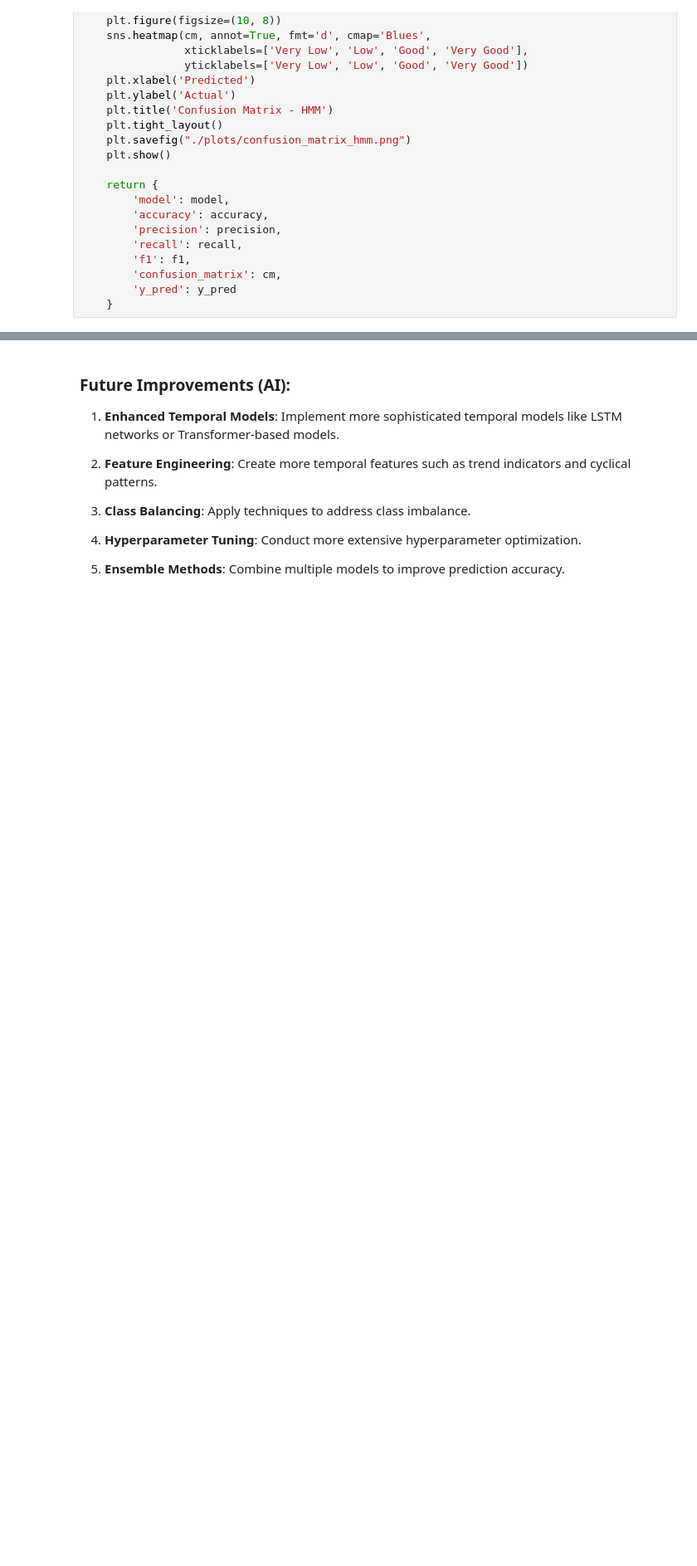
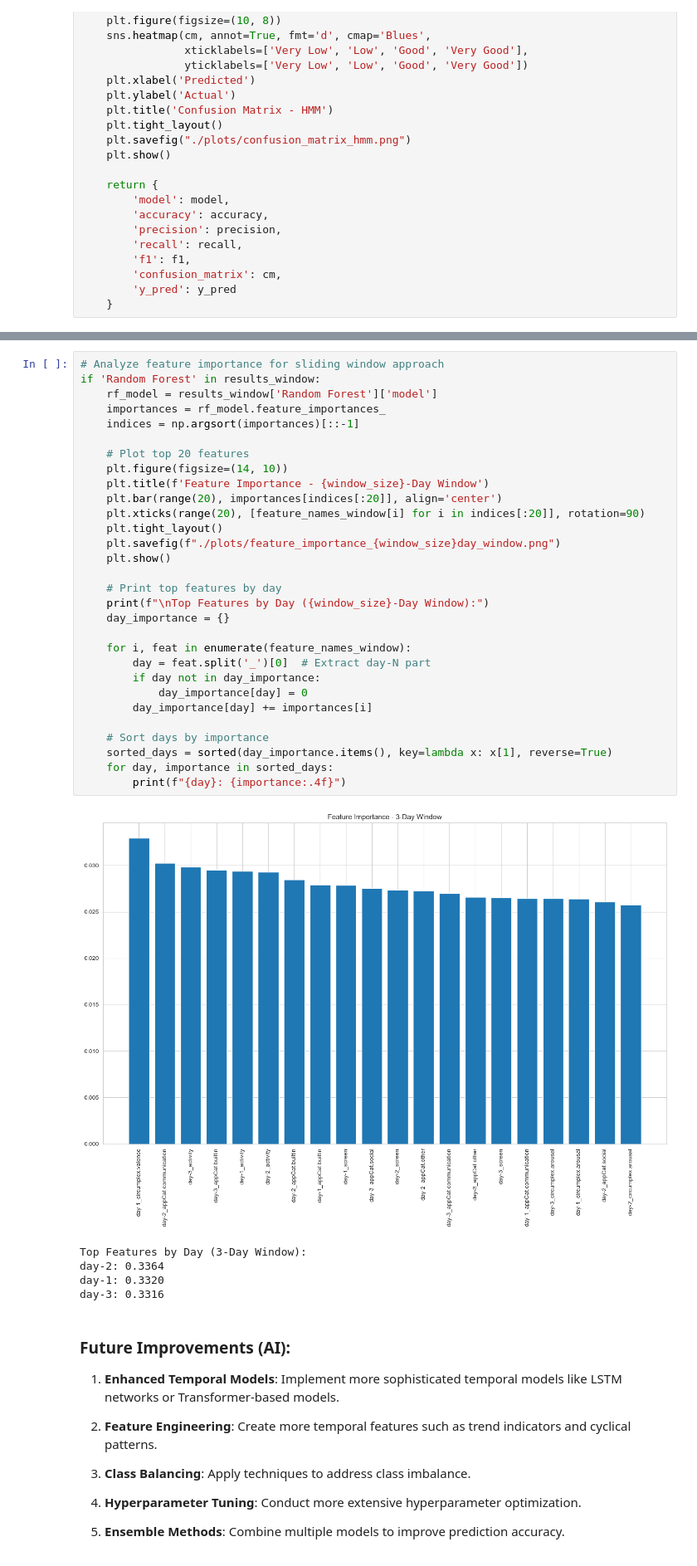
Before and after one commit to PietPjotr/DMT1, a Jupyter notebook: classification.ipynb, the cells around one changed output, grey strips where cells are left out. Shown at 83% size. Drawn from its saved outputs; the diff is of its cells as text; blank space fills up the shorter version.

```diff
--- a/classification.ipynb
+++ b/classification.ipynb
@@ -851,3 +970,39 @@ display(class_accuracy)
+# %%
+# Analyze feature importance for sliding window approach
+if 'Random Forest' in results_window:
+    rf_model = results_window['Random Forest']['model']
+    importances = rf_model.feature_importances_
+    indices = np.argsort(importances)[::-1]
+
+    # Plot top 20 features
+    plt.figure(figsize=(14, 10))
+    plt.title(f'Feature Importance - {window_size}-Day Window')
+    plt.bar(range(20), importances[indices[:20]], align='center')
+    plt.xticks(range(20), [feature_names_window[i] for i in indices[:20]], rotation=90)
+    plt.tight_layout()
+    plt.savefig(f"./plots/feature_importance_{window_size}day_window.png")
+    plt.show()
+
+    # Print top features by day
+    print(f"\nTop Features by Day ({window_size}-Day Window):")
+    day_importance = {}
+
+    for i, feat in enumerate(feature_names_window):
+        day = feat.split('_')[0]  # Extract day-N part
+        if day not in day_importance:
+            day_importance[day] = 0
+        day_importance[day] += importances[i]
+
+    # Sort days by importance
+    sorted_days = sorted(day_importance.items(), key=lambda x: x[1], reverse=True)
+    for day, importance in sorted_days:
+        print(f"{day}: {importance:.4f}")
+# %% [output]
+[figure, added]
+Top Features by Day (3-Day Window):
+day-2: 0.3364
+day-1: 0.3320
+day-3: 0.3316
 # %% [markdown]
 
 ### Future Improvements (AI):
```
Also changed, not shown: parts of 9 cells of this notebook, 15 other files.
